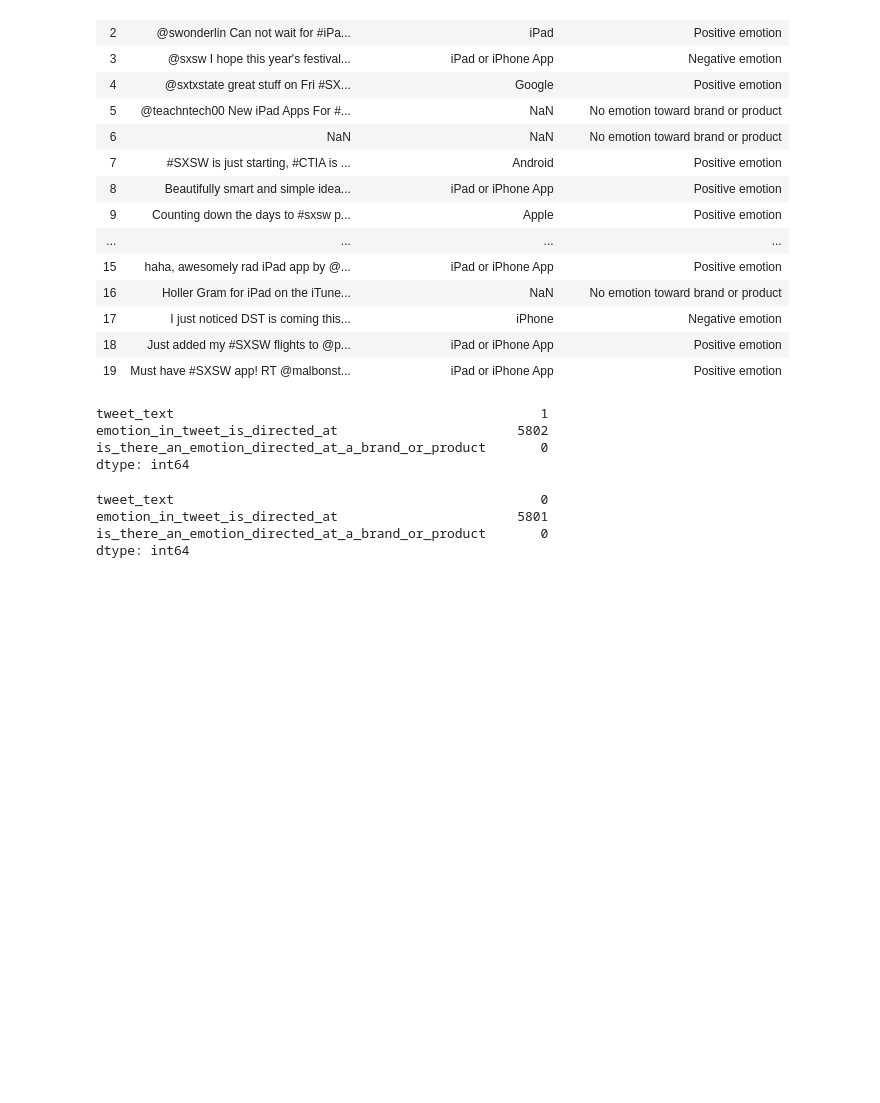
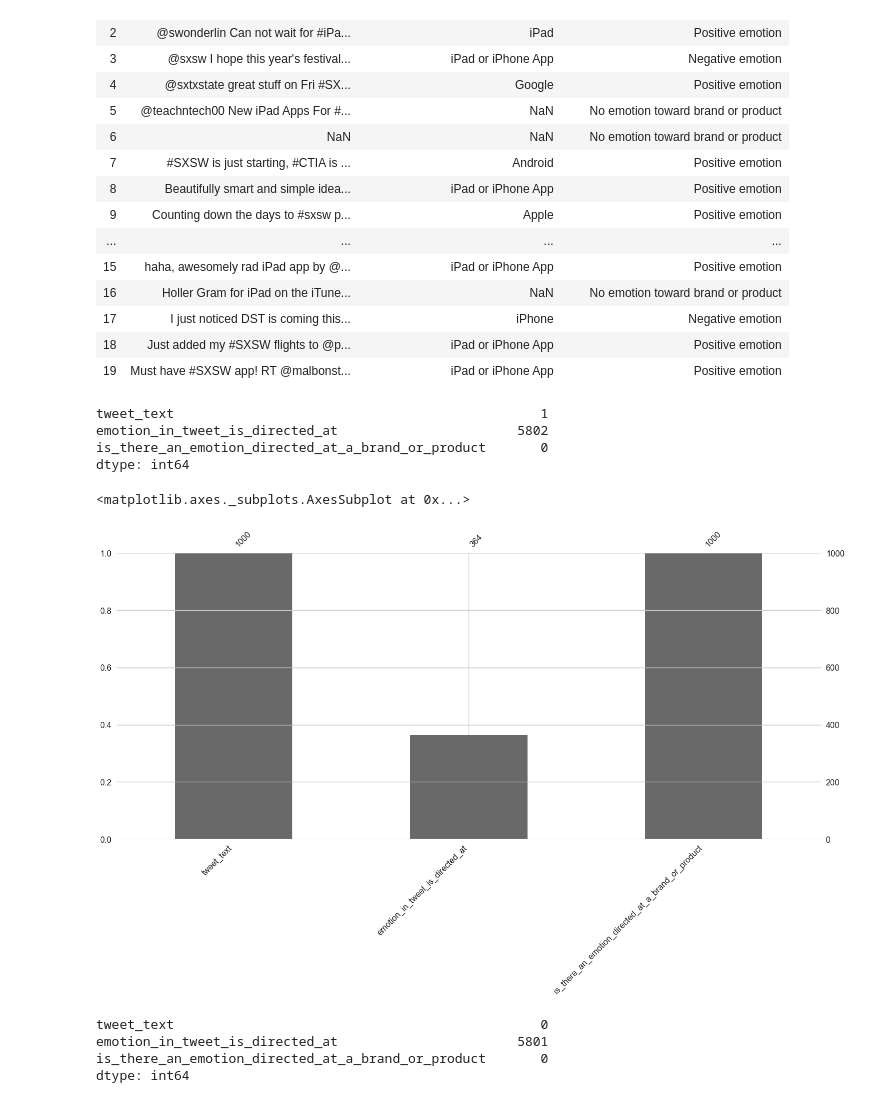
Before and after one commit to MichaelBurak/twitter_apple_sentiment, a Jupyter notebook: twitter_apple_google_sentiment.ipynb, the cells around one changed output. Cells and saved outputs as stored; diff of their text form; code cells hidden in the pictures; blank space fills up the shorter version.

```diff
--- a/twitter_apple_google_sentiment.ipynb
+++ b/twitter_apple_google_sentiment.ipynb
@@ -83,6 +84,11 @@ tweet_text                                               1
 emotion_in_tweet_is_directed_at                       5802
 is_there_an_emotion_directed_at_a_brand_or_product       0
 dtype: int64
+# %%
+msno.bar(df.sample(1000))
+# %% [output]
+<matplotlib.axes._subplots.AxesSubplot at 0x...>
+[figure, added]
 # %%
 df.dropna(subset=['tweet_text'],inplace=True)
 
```
Also changed, not shown: parts of 29 cells of this notebook.
